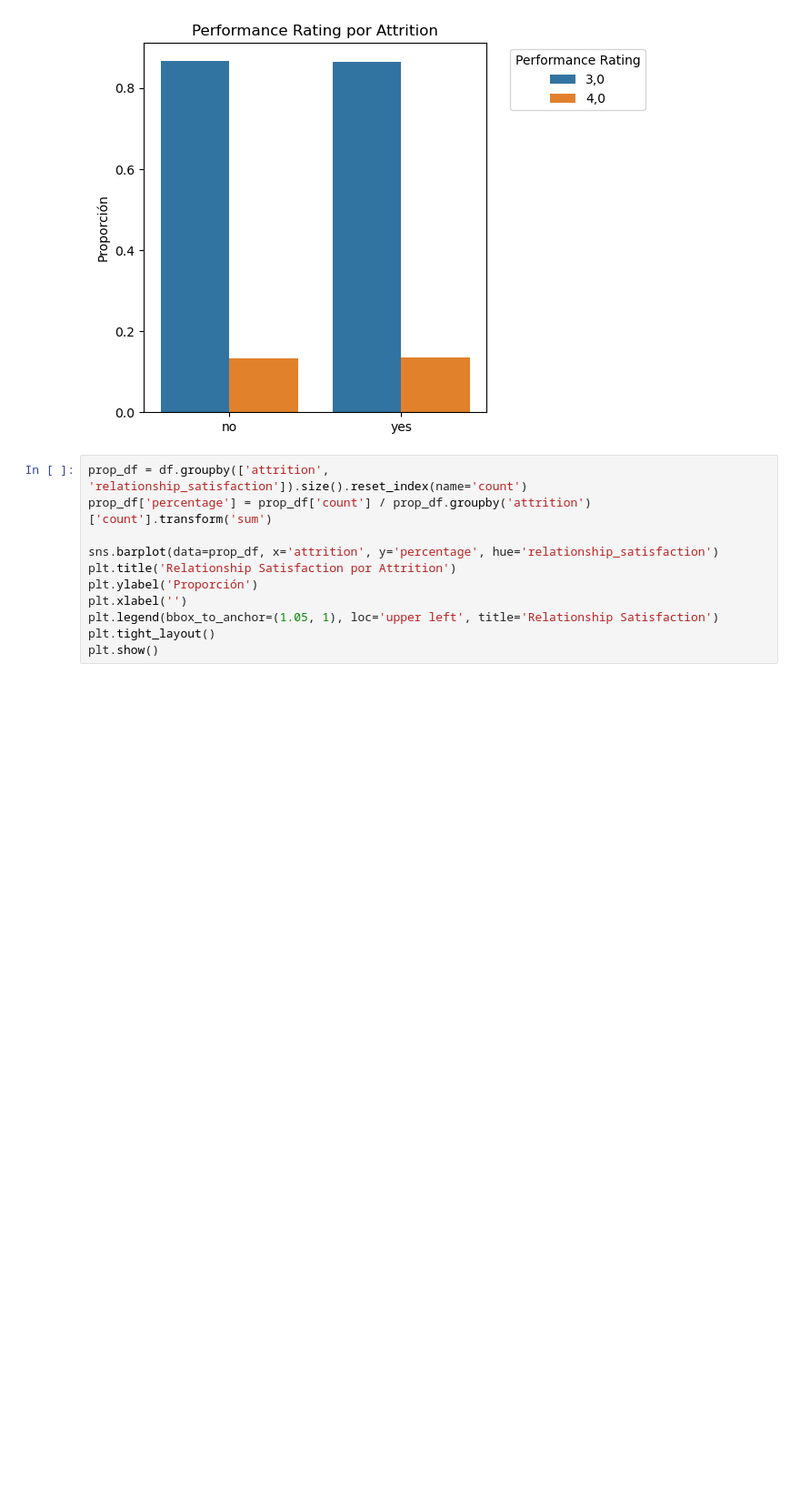
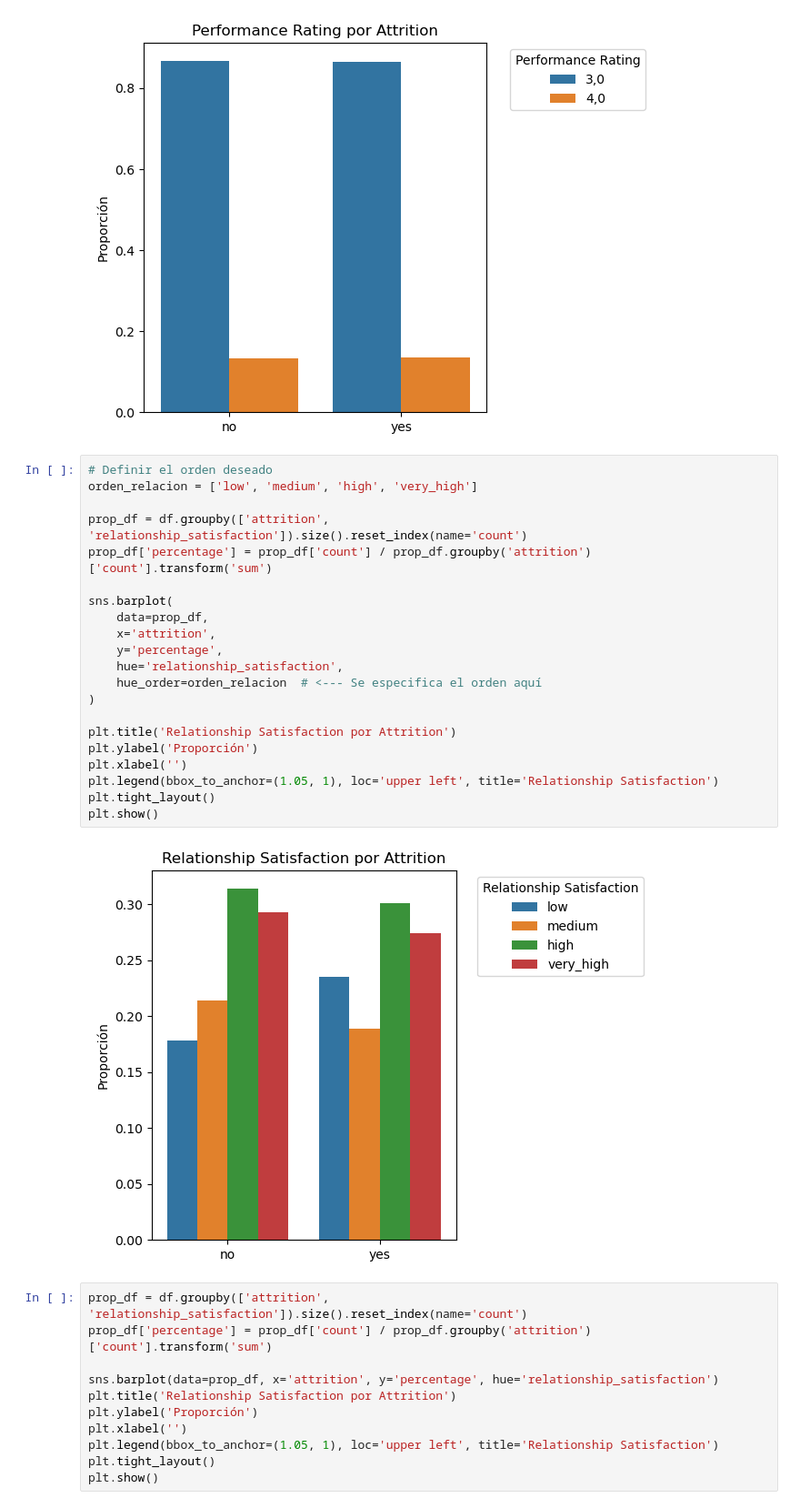
Before and after one commit to xcgrisales/project-da-promo-50-modulo-3-team-4, a Jupyter notebook: 05_visualizaciones_seleccionadas.ipynb, the cells around one changed output. Shown at 91% size. Saved outputs shown, nothing was run; the diff lists cells and outputs as text; blank space fills up the shorter version.

Commit message:
cambios visualizaciones

```diff
--- a/05_visualizaciones_seleccionadas.ipynb
+++ b/05_visualizaciones_seleccionadas.ipynb
@@ -584,6 +584,29 @@ plt.tight_layout()
 plt.show()
 # %% [output]
 [figure]
+# %%
+# Definir el orden deseado
+orden_relacion = ['low', 'medium', 'high', 'very_high']
+
+prop_df = df.groupby(['attrition', 'relationship_satisfaction']).size().reset_index(name='count')
+prop_df['percentage'] = prop_df['count'] / prop_df.groupby('attrition')['count'].transform('sum')
+
+sns.barplot(
+    data=prop_df,
+    x='attrition',
+    y='percentage',
+    hue='relationship_satisfaction',
+    hue_order=orden_relacion  # <--- Se especifica el orden aquí
+)
+
+plt.title('Relationship Satisfaction por Attrition')
+plt.ylabel('Proporción')
+plt.xlabel('')
+plt.legend(bbox_to_anchor=(1.05, 1), loc='upper left', title='Relationship Satisfaction')
+plt.tight_layout()
+plt.show()
+# %% [output]
+[figure, added]
 # %%
 prop_df = df.groupby(['attrition', 'relationship_satisfaction']).size().reset_index(name='count')
 prop_df['percentage'] = prop_df['count'] / prop_df.groupby('attrition')['count'].transform('sum')
```
